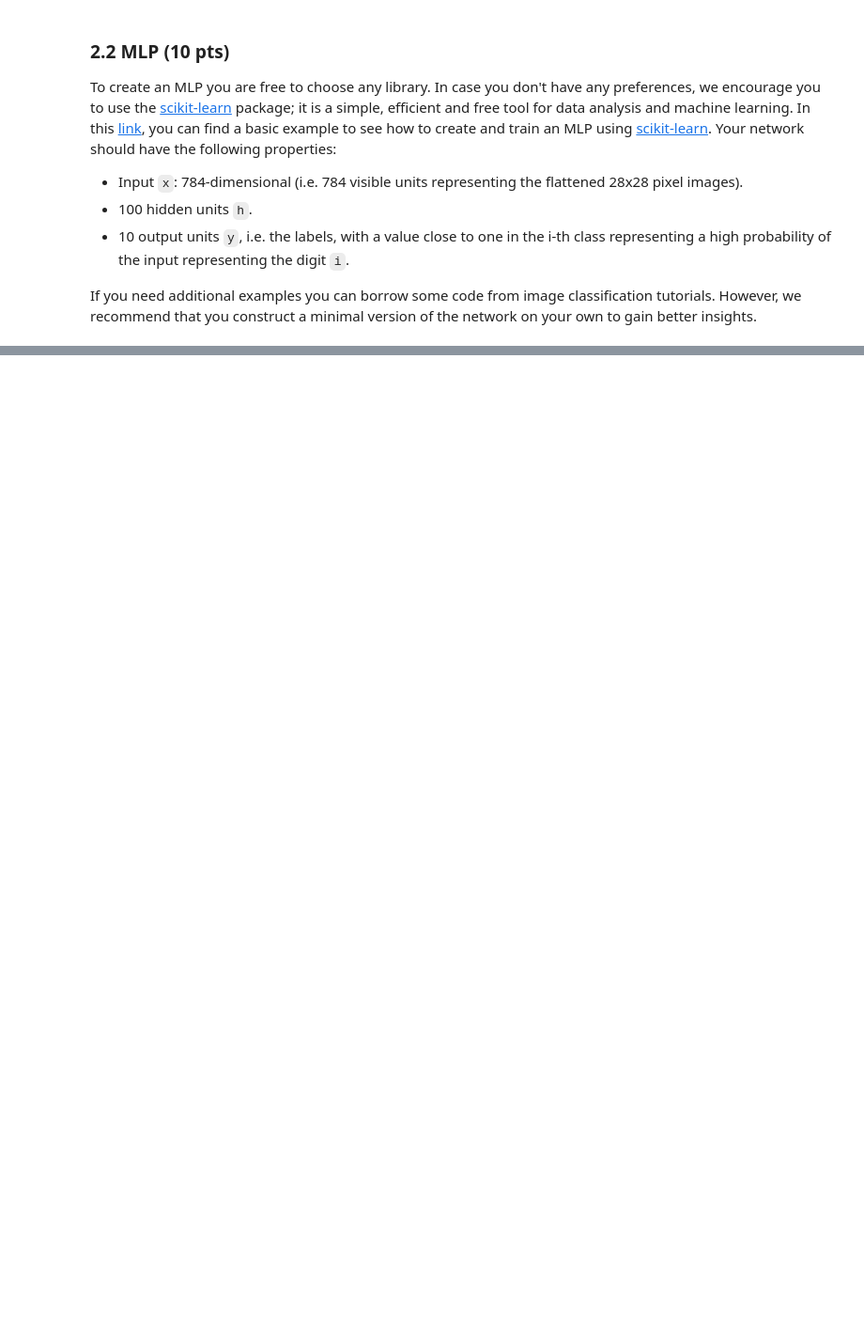
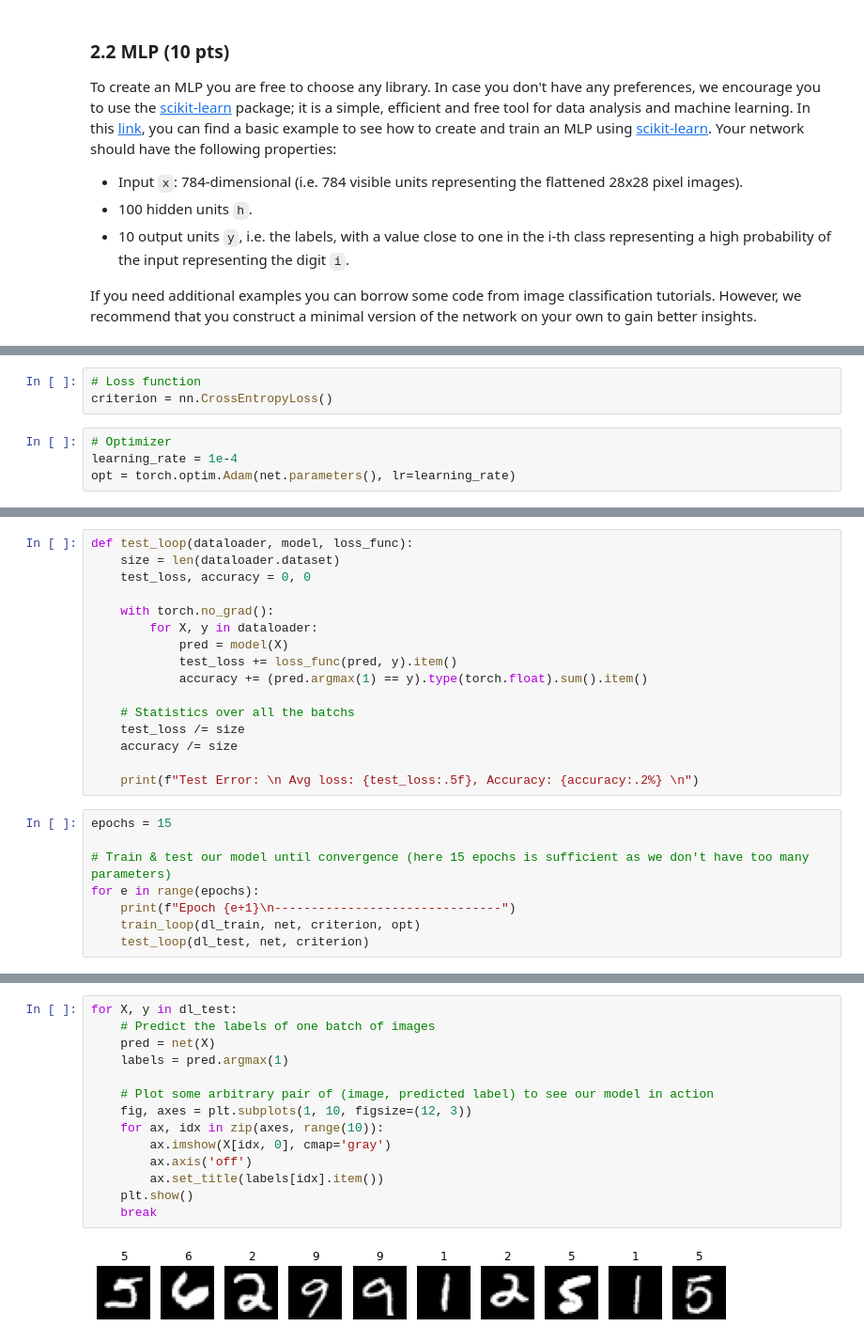
Before and after one commit to melina-chrys/IAPR-squad-lab, a Jupyter notebook: Lab3/lab_03_classification.ipynb, the cells around one changed output, grey strips where cells are left out. Shown at 94% size. Drawn from its saved outputs; the diff is of its cells as text; blank space fills up the shorter version.

```diff
--- a/Lab3/lab_03_classification.ipynb
+++ b/Lab3/lab_03_classification.ipynb
@@ -152,0 +204,7 @@ However, we recommend that you construct a minimal version of the network on you
+# %%
+# Loss function
+criterion = nn.CrossEntropyLoss()
+# %%
+# Optimizer
+learning_rate = 1e-4
+opt = torch.optim.Adam(net.parameters(), lr=learning_rate)
@@ -152,0 +231,24 @@ However, we recommend that you construct a minimal version of the network on you
+# %%
+def test_loop(dataloader, model, loss_func):
+    size = len(dataloader.dataset)
+    test_loss, accuracy = 0, 0
+
+    with torch.no_grad():
+        for X, y in dataloader:
+            pred = model(X)
+            test_loss += loss_func(pred, y).item()
+            accuracy += (pred.argmax(1) == y).type(torch.float).sum().item()
+
+    # Statistics over all the batchs
+    test_loss /= size
+    accuracy /= size
+
+    print(f"Test Error: \n Avg loss: {test_loss:.5f}, Accuracy: {accuracy:.2%} \n")
+# %%
+epochs = 15
+
+# Train & test our model until convergence (here 15 epochs is sufficient as we don't have too many parameters)
+for e in range(epochs):
+    print(f"Epoch {e+1}\n-------------------------------")
+    train_loop(dl_train, net, criterion, opt)
+    test_loop(dl_test, net, criterion)
@@ -152,0 +273,16 @@ However, we recommend that you construct a minimal version of the network on you
+# %%
+for X, y in dl_test:
+    # Predict the labels of one batch of images
+    pred = net(X)
+    labels = pred.argmax(1)
+
+    # Plot some arbitrary pair of (image, predicted label) to see our model in action
+    fig, axes = plt.subplots(1, 10, figsize=(12, 3))
+    for ax, idx in zip(axes, range(10)):
+        ax.imshow(X[idx, 0], cmap='gray')
+        ax.axis('off')
+        ax.set_title(labels[idx].item())
+    plt.show()
+    break
+# %% [output]
+[figure, added]
```
Also changed, not shown: parts of 15 cells of this notebook.
